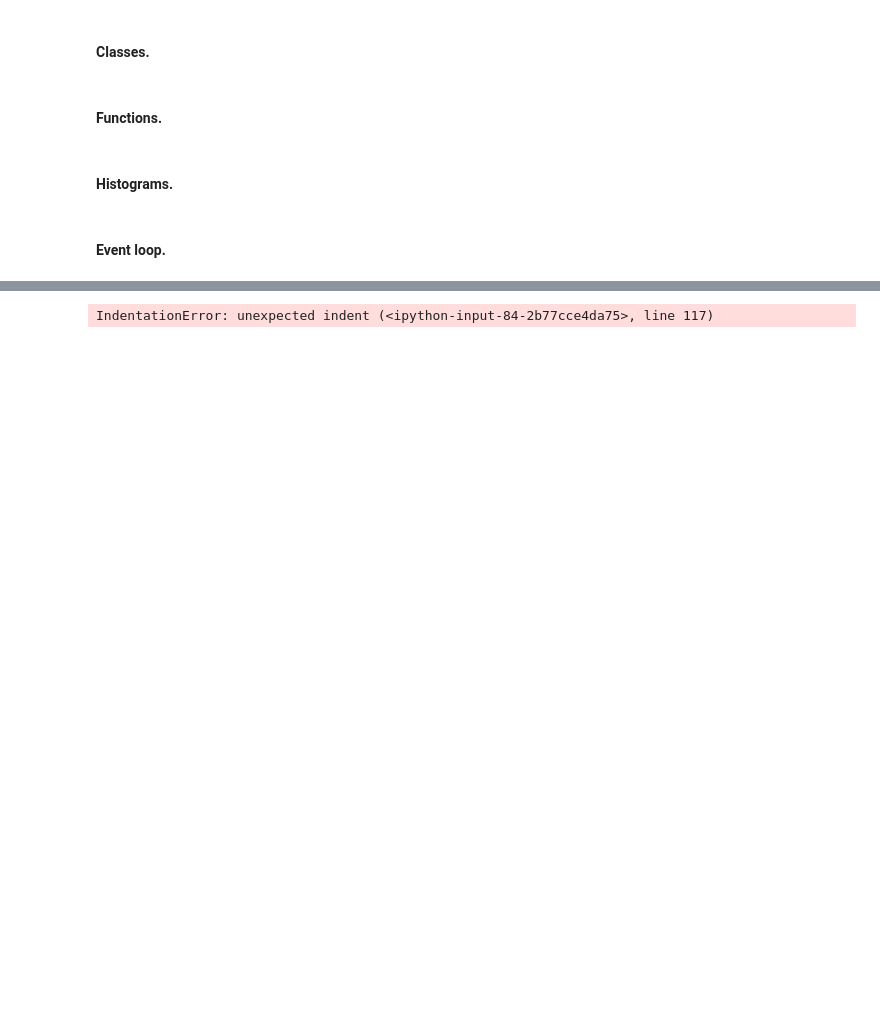
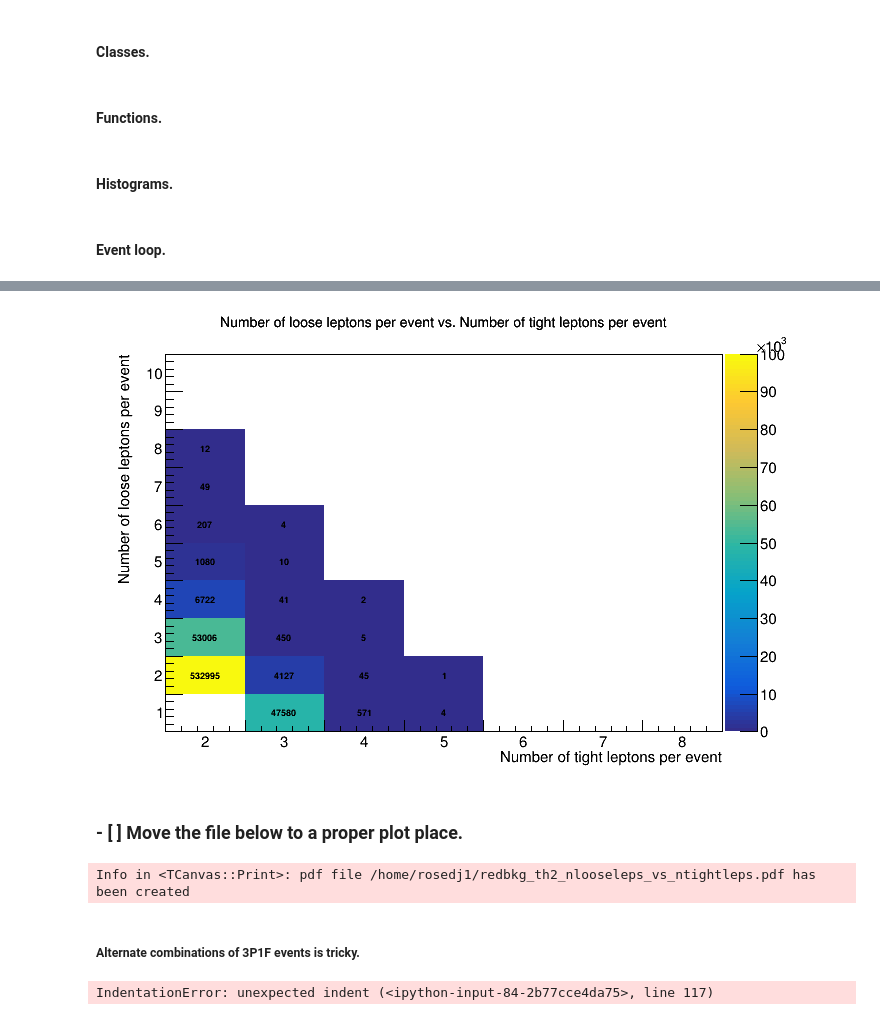
Before and after one commit to rosedj1/ZplusXpython, a Jupyter notebook: sidequests/scripts/jake_vs_elisa_event_comparison.ipynb, the cells around one changed output, grey strips where cells are left out. Cells and saved outputs as stored; diff of their text form; code cells hidden in the pictures; blank space fills up the shorter version.

```diff
--- a/sidequests/scripts/jake_vs_elisa_event_comparison.ipynb
+++ b/sidequests/scripts/jake_vs_elisa_event_comparison.ipynb
@@ -1228,0 +1304,21 @@ for evt_num in range(start_at_evt, n_tot):
+# %%
+from ROOT import TCanvas, gStyle
+c = TCanvas()
+c.Draw()
+h2_nlooseleps_vs_ntightleps.GetXaxis().CenterLabels()
+h2_nlooseleps_vs_ntightleps.GetYaxis().CenterLabels()
+gStyle.SetOptStat(0)
+h2_nlooseleps_vs_ntightleps.SetContour(100)
+h2_nlooseleps_vs_ntightleps.GetZaxis().SetRangeUser(0, 100000)
+
+h2_nlooseleps_vs_ntightleps.Draw("colz text")
+# %% [output]
+[figure, added]
+# %% [markdown]
+### - [ ] Move the file below to a proper plot place.
+# %%
+c.Print("/home/rosedj1/redbkg_th2_nlooseleps_vs_ntightleps.pdf")
+# %% [output]
+Info in <TCanvas::Print>: pdf file /home/rosedj1/redbkg_th2_nlooseleps_vs_ntightleps.pdf has been created
+# %% [markdown]
+##### Alternate combinations of 3P1F events is tricky.
```
Also changed, not shown: parts of 13 cells of this notebook.
